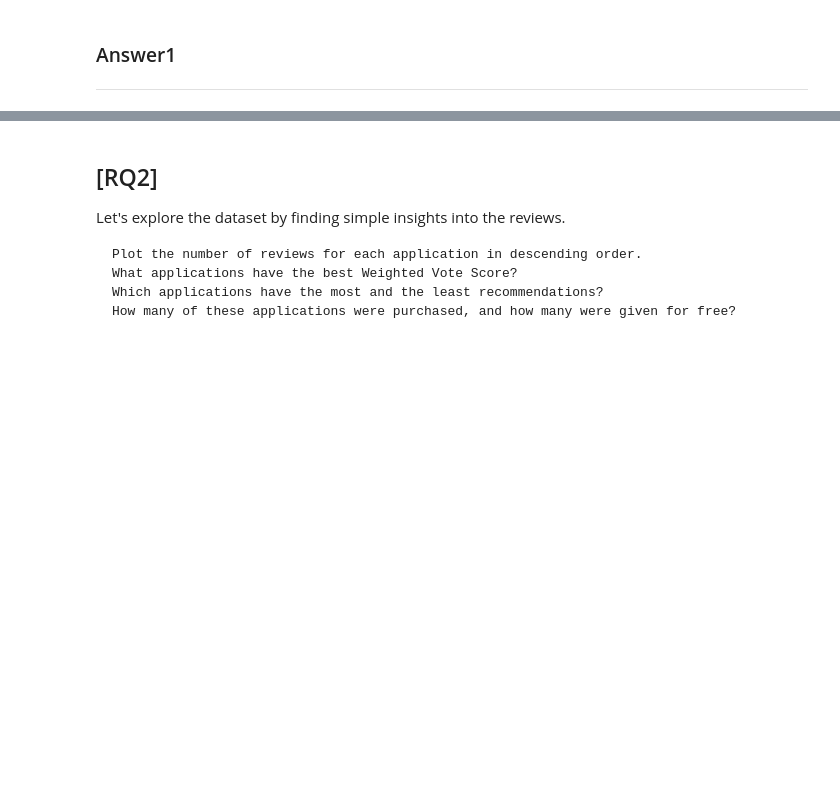
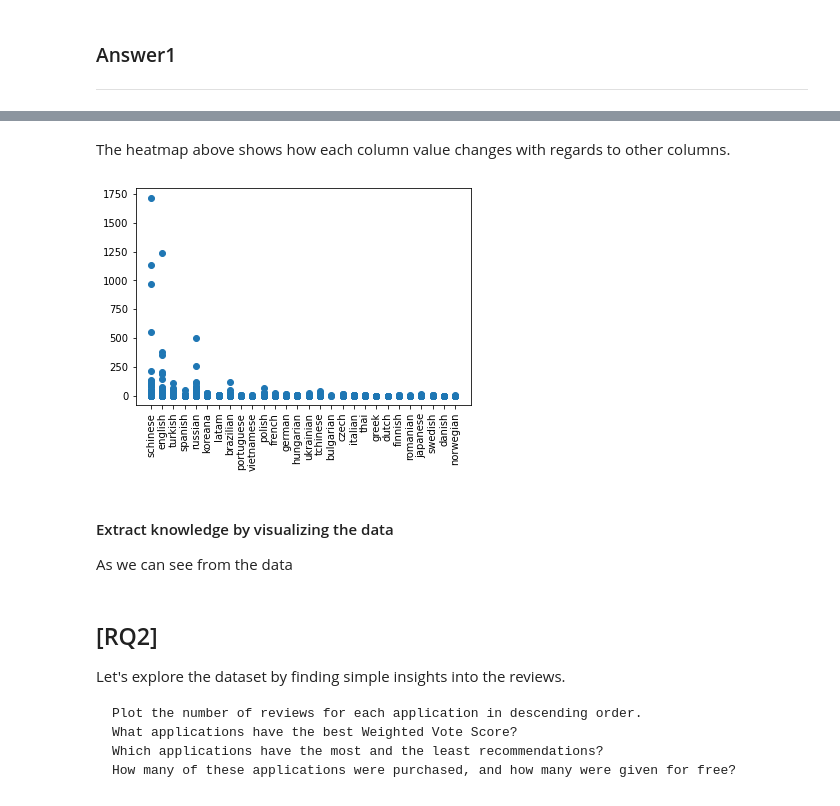
Before and after one commit to Parsa33033/ADM-HM2, a Jupyter notebook: homework2.ipynb, the cells around one changed output, grey strips where cells are left out. Saved outputs shown, nothing was run; the diff lists cells and outputs as text; code cells hidden in the pictures; blank space fills up the shorter version.

```diff
--- a/homework2.ipynb
+++ b/homework2.ipynb
@@ -19,3 +170,17 @@ After collecting information, the Data Scientists have to know what dataset they
+# %% [markdown]
+The heatmap above shows how each column value changes with regards to other columns.
+# %%
+plt.figure()
+count = dataset['language'].value_counts()
+plt.scatter(dataset['language'], dataset['votes_helpful'])
+plt.xticks(rotation="vertical")
+plt.show()
+# %% [output]
+[figure, added]
+# %% [markdown]
+#### Extract knowledge by visualizing the data
+
+As we can see from the data
 # %% [markdown]
 ##  [RQ2]
 
```
Also changed, not shown: parts of 20 cells of this notebook.
